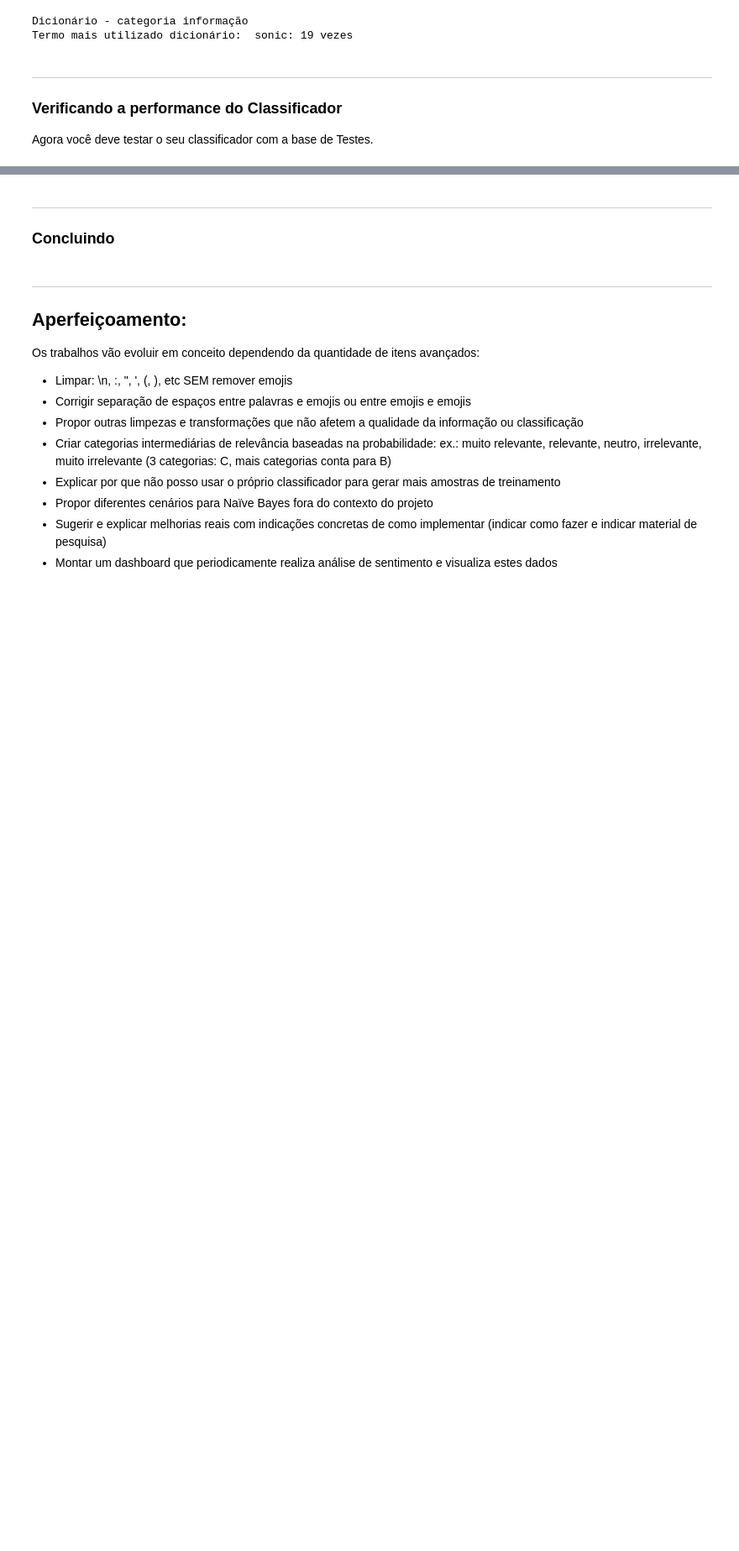
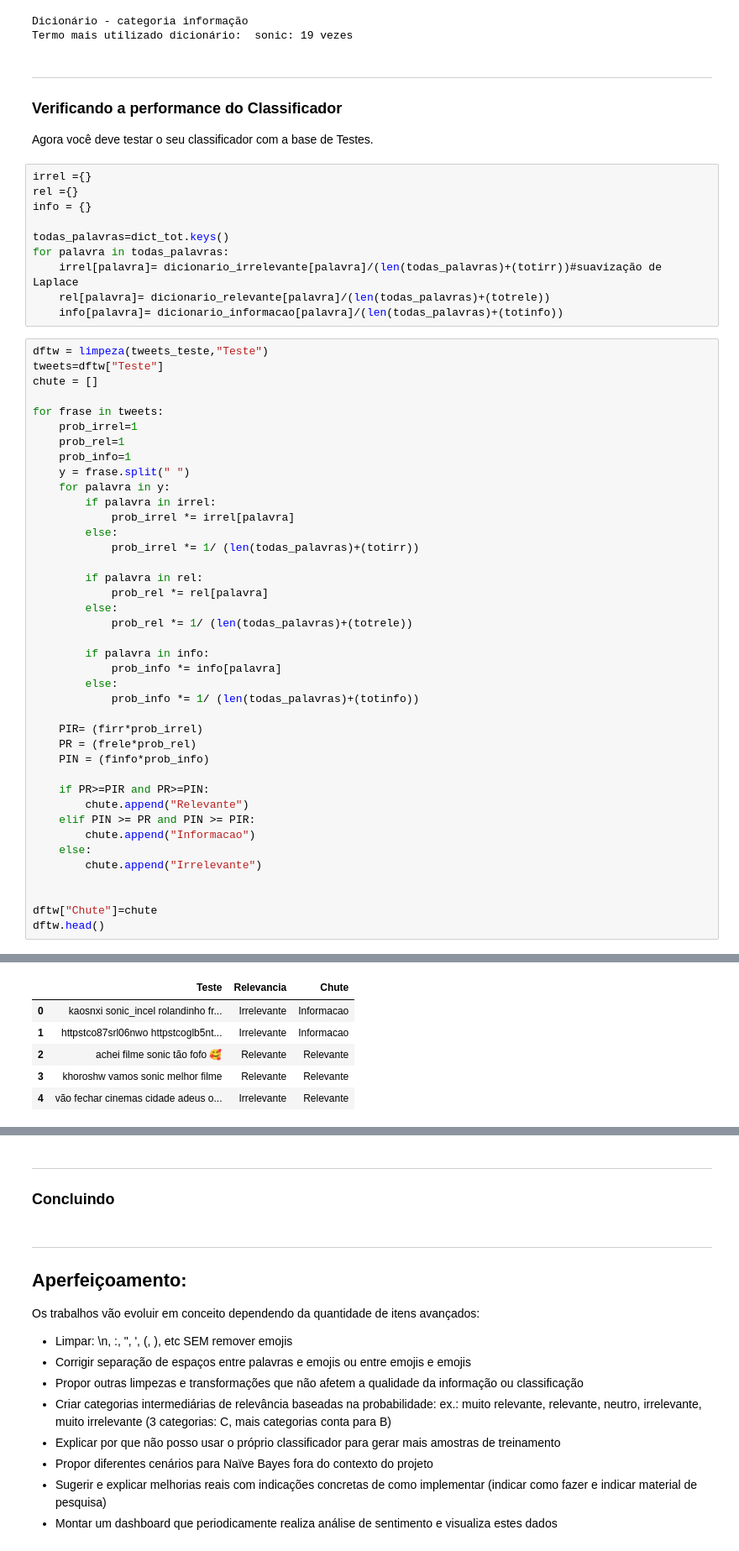
Before and after one commit to GiuseppeAvila/CDados2020_Projeto1, a Jupyter notebook: Projeto1_Classificador_layout.ipynb, the cells around one changed output, grey strips where cells are left out. Shown at 84% size. Cells and saved outputs as stored; diff of their text form; blank space fills up the shorter version.

```diff
--- a/Projeto1_Classificador_layout.ipynb
+++ b/Projeto1_Classificador_layout.ipynb
@@ -310,3 +310,54 @@ ___
 ### Verificando a performance do Classificador
 
 Agora você deve testar o seu classificador com a base de Testes.
+# %%
+irrel ={}
+rel ={}
+info = {}
+
+todas_palavras=dict_tot.keys()
+for palavra in todas_palavras:
+    irrel[palavra]= dicionario_irrelevante[palavra]/(len(todas_palavras)+(totirr))#suavização de Laplace
+    rel[palavra]= dicionario_relevante[palavra]/(len(todas_palavras)+(totrele))
+    info[palavra]= dicionario_informacao[palavra]/(len(todas_palavras)+(totinfo))
+# %%
+dftw = limpeza(tweets_teste,"Teste")
+tweets=dftw["Teste"]
+chute = []
+
+for frase in tweets:
+    prob_irrel=1
+    prob_rel=1
+    prob_info=1
+    y = frase.split(" ")
+    for palavra in y:
+        if palavra in irrel:
+            prob_irrel *= irrel[palavra]
+        else:
+            prob_irrel *= 1/ (len(todas_palavras)+(totirr))
+
+        if palavra in rel:
+            prob_rel *= rel[palavra]
+        else:
+            prob_rel *= 1/ (len(todas_palavras)+(totrele))
+
+        if palavra in info:
+            prob_info *= info[palavra]
+        else:
+            prob_info *= 1/ (len(todas_palavras)+(totinfo))
+
+    PIR= (firr*prob_irrel)
+    PR = (frele*prob_rel)
+    PIN = (finfo*prob_info)
+
+    if PR>=PIR and PR>=PIN:
+        chute.append("Relevante")
+    elif PIN >= PR and PIN >= PIR:
+        chute.append("Informacao")
+    else:
+        chute.append("Irrelevante")
+
+
+dftw["Chute"]=chute
+dftw.head()
+# %% [output]
@@ -312,0 +367,6 @@ Agora você deve testar o seu classificador com a base de Testes.
+|  | Teste | Relevancia | Chute |
+| 0 | kaosnxi sonic_incel rolandinho fr... | Irrelevante | Informacao |
+| 1 | httpstco87srl06nwo httpstcoglb5nt... | Irrelevante | Informacao |
+| 2 | achei filme sonic tão fofo 🥰 | Relevante | Relevante |
+| 3 | khoroshw vamos sonic melhor filme | Relevante | Relevante |
+| 4 | vão fechar cinemas cidade adeus o... | Irrelevante | Relevante |
```
Also changed, not shown: parts of 5 cells of this notebook.
